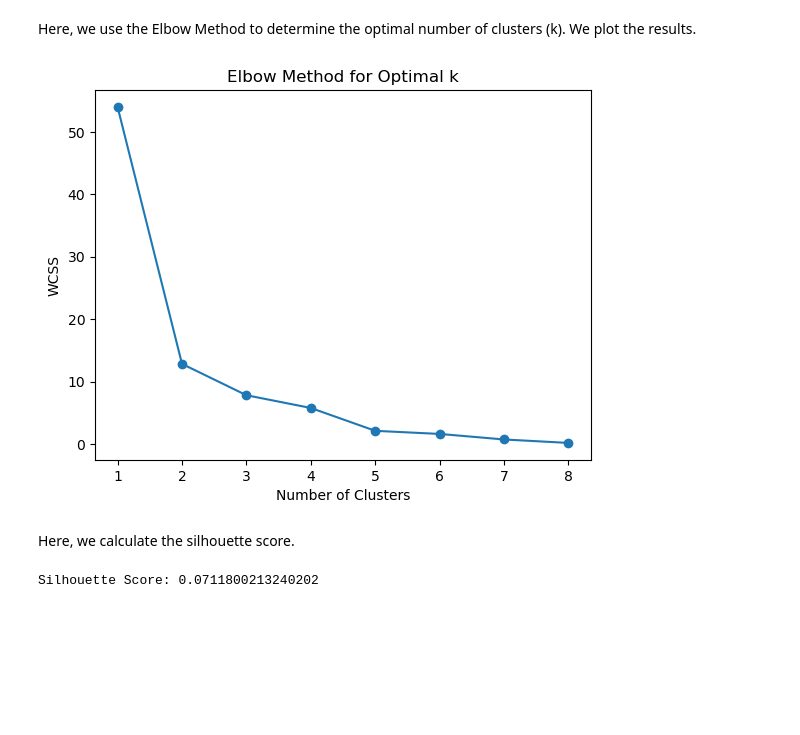
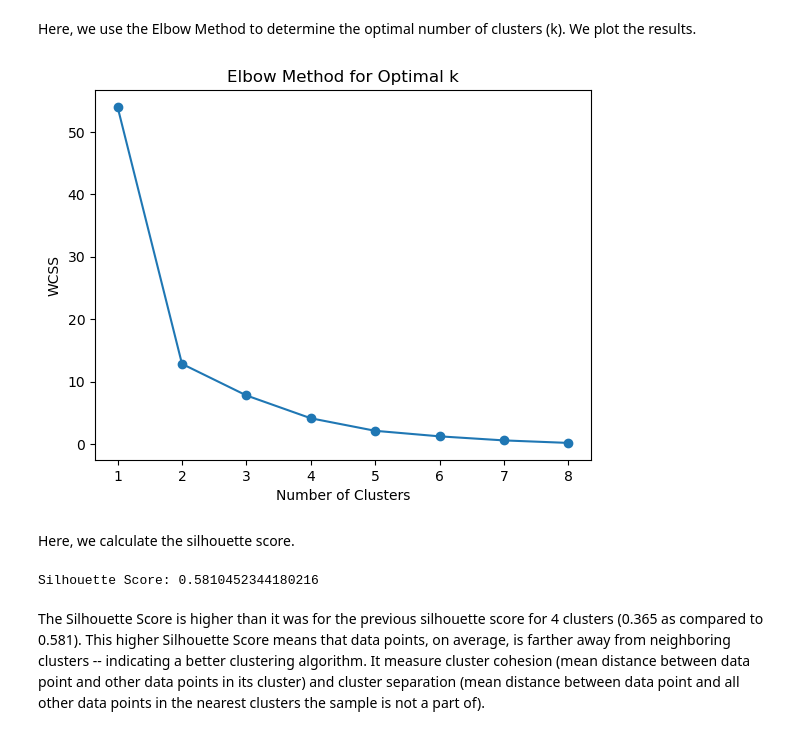
Before and after one commit to angelajmzhou/ecs-171, a Jupyter notebook: HW4/HW4.ipynb, the cells around one changed output. Cells and saved outputs as stored; diff of their text form; code cells hidden in the pictures; blank space fills up the shorter version.

```diff
--- a/HW4/HW4.ipynb
+++ b/HW4/HW4.ipynb
@@ -107,35 +119,24 @@ Here, we use the Elbow Method to determine the optimal number of clusters (k). W
 # %%
 from sklearn.cluster import KMeans
 import matplotlib.pyplot as plt
 
 # Use the Elbow Method to find the optimal number of clusters
 wcss = []
 for i in range(1, 9):
-    kmeans = KMeans(n_clusters=i, random_state=42)
+    kmeans = KMeans(n_clusters=i, random_state=42, n_init = 10)
     kmeans.fit(standardized_features)
     wcss.append(kmeans.inertia_)
 
 # Plot the Elbow Method graph
 plt.figure()
 plt.plot(range(1, 9), wcss, marker='o')
 plt.xlabel('Number of Clusters')
 plt.ylabel('WCSS')
 plt.title('Elbow Method for Optimal k')
 plt.show()
 # %% [output]
-[figure, old version]
+[figure, new version]
 # %% [markdown]
 Here, we calculate the silhouette score.
-# %%
-from sklearn.metrics import silhouette_score
-
-# Calculate the silhouette score
-cluster_labels = kmeans.labels_
-silhouette_avg = silhouette_score(standardized_features, cluster_labels)
-print(f'Silhouette Score: {silhouette_avg}')
-
-# Discuss the results
-# %% [output]
-Silhouette Score: 0.0711800213240202
 # %%
 # Optimal number of clusters
@@ -147,6 +148,19 @@ cluster_labels = kmeans.fit_predict(standardized_features)
 
 # Add cluster labels to the original DataFrame
 df['Cluster'] = cluster_labels
+# %%
+from sklearn.metrics import silhouette_score
+
+# Calculate the silhouette score
+cluster_labels = kmeans.labels_
+silhouette_avg = silhouette_score(standardized_features, cluster_labels)
+print(f'Silhouette Score: {silhouette_avg}')
+
+# Discuss the results
+# %% [output]
+Silhouette Score: 0.5810452344180216
+# %% [markdown]
+The Silhouette Score is higher than it was for the previous silhouette score for 4 clusters (0.365 as compared to 0.581). This higher Silhouette Score means that data points, on average, is farther away from neighboring clusters -- indicating a better clustering algorithm. It measure cluster cohesion (mean distance between data point and other data points in its cluster) and cluster separation (mean distance between data point and all other data points in the nearest clusters the sample is not a part of).
 # %%
 # Analyze the characteristics of each cluster
 cluster_means = df.groupby('Cluster').mean()
```
Also changed, not shown: parts of 12 cells of this notebook, 4 other files.
